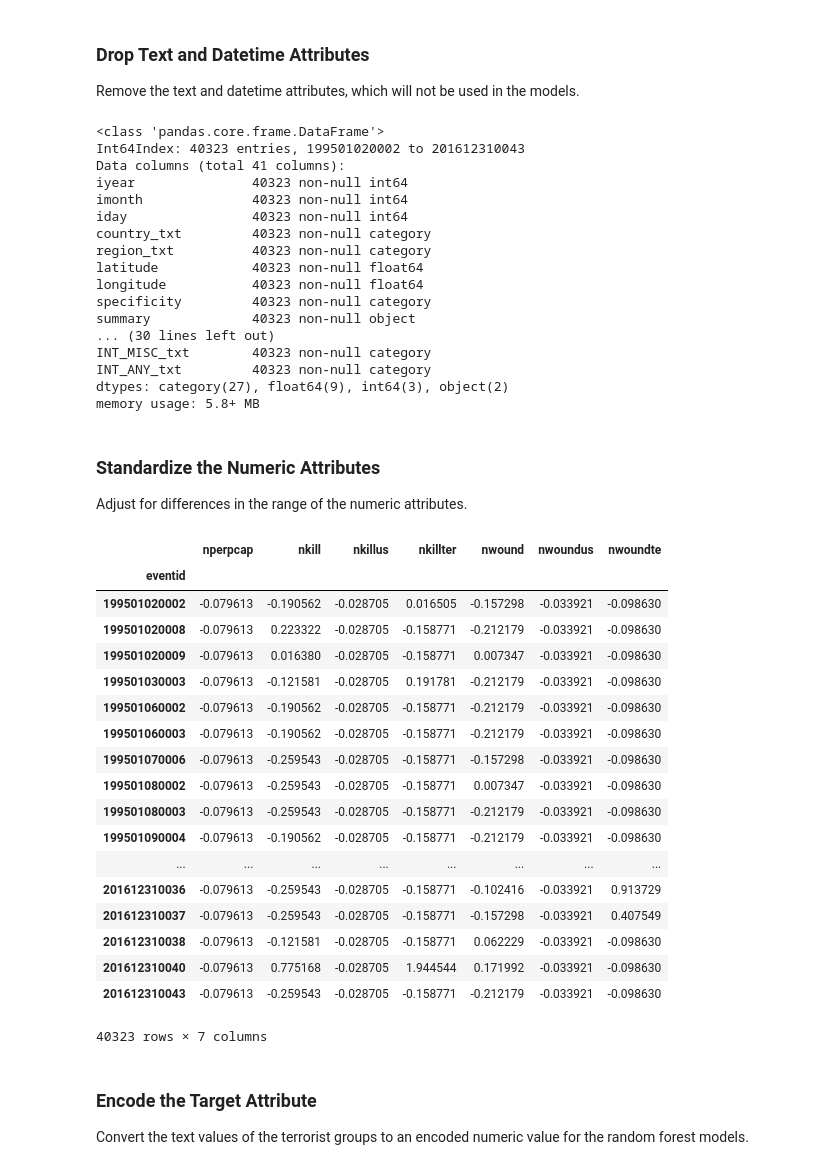
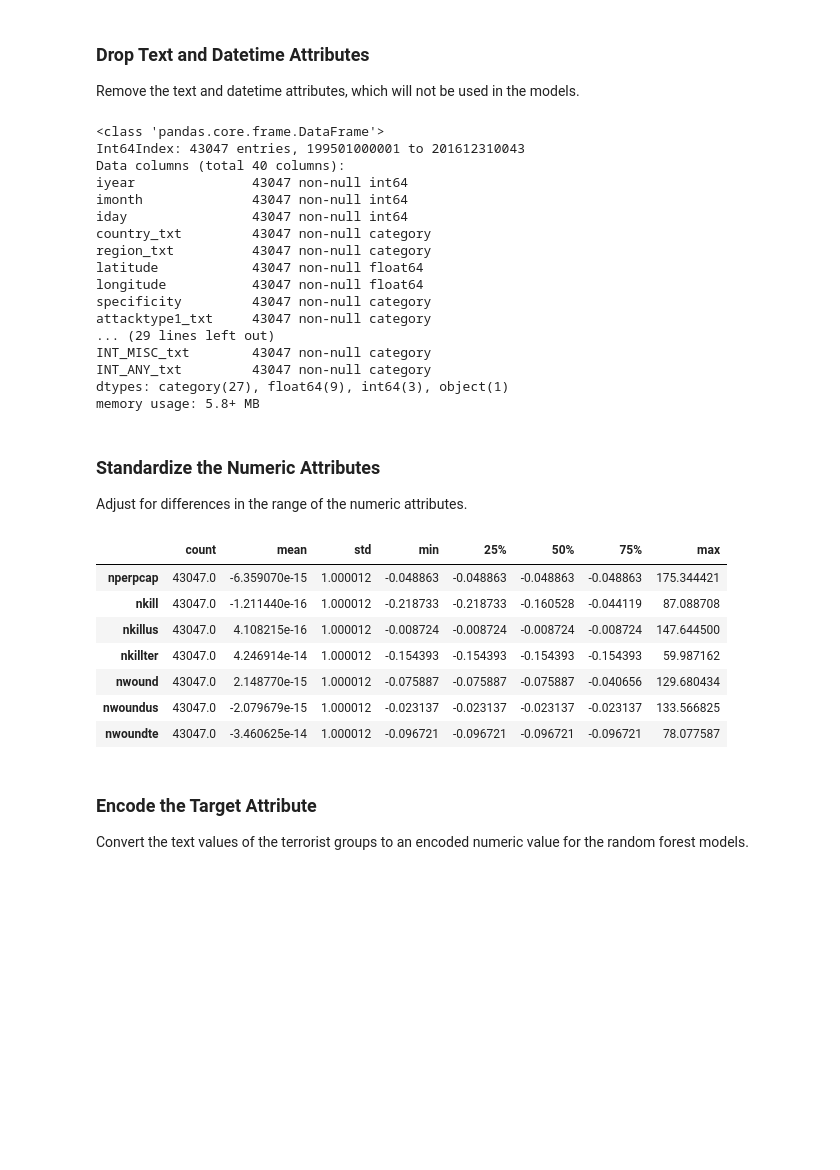
Before and after one commit to tcskowronek/predicting-terrorist-attacks, a Jupyter notebook: src/04-Perpetrator-Classification.ipynb, the cells around one changed output. Drawn from its saved outputs; the diff is of its cells as text; code cells hidden in the pictures; blank space fills up the shorter version.

```diff
--- a/src/04-Perpetrator-Classification.ipynb
+++ b/src/04-Perpetrator-Classification.ipynb
@@ -111,8 +114,8 @@ Get the list of terrorist groups that have 100 or more attacks.
 # Calculate the number of attacks by group
 groups = gtd_df['gname'].value_counts()
 
-# Include groups with at least 100 attacks
-groups = groups[groups > 99]
+# Include groups with at least 55 attacks
+groups = groups[groups > 54]
 
 # Exclude unknown groups
 group_list = groups.index[groups.index != 'Unknown']
@@ -144,27 +147,27 @@ Name: gname, dtype: int64
 ### Drop Text and Datetime Attributes
 Remove the text and datetime attributes, which will not be used in the models.
 # %%
-major_groups = major_groups.drop(['provstate', 'city', 'corp1', 'target1', 'scite1',
+major_groups = major_groups.drop(['provstate', 'city', 'summary', 'corp1', 'target1',
                                   'scite1', 'dbsource', 'incident_date'], axis=1)
 
 major_groups.info(verbose = True)
 # %% [output]
 <class 'pandas.core.frame.DataFrame'>
-Int64Index: 40323 entries, 199501020002 to 201612310043
-Data columns (total 41 columns):
-iyear               40323 non-null int64
-imonth              40323 non-null int64
-iday                40323 non-null int64
-country_txt         40323 non-null category
-region_txt          40323 non-null category
-latitude            40323 non-null float64
-longitude           40323 non-null float64
-specificity         40323 non-null category
-summary             40323 non-null object
-... (30 lines left out)
-INT_MISC_txt        40323 non-null category
-INT_ANY_txt         40323 non-null category
-dtypes: category(27), float64(9), int64(3), object(2)
+Int64Index: 43047 entries, 199501000001 to 201612310043
+Data columns (total 40 columns):
+iyear               43047 non-null int64
+imonth              43047 non-null int64
+iday                43047 non-null int64
+country_txt         43047 non-null category
+region_txt          43047 non-null category
+latitude            43047 non-null float64
+longitude           43047 non-null float64
+specificity         43047 non-null category
+attacktype1_txt     43047 non-null category
+... (29 lines left out)
+INT_MISC_txt        43047 non-null category
+INT_ANY_txt         43047 non-null category
+dtypes: category(27), float64(9), int64(3), object(1)
 memory usage: 5.8+ MB
 # %% [markdown]
 ### Standardize the Numeric Attributes
@@ -172,34 +175,23 @@ Adjust for differences in the range of the numeric attributes.
 # %%
 scaler = preprocessing.StandardScaler()
 
 # List of numeric attributes
 scale_attrs = ['nperpcap', 'nkill', 'nkillus', 'nkillter', 'nwound', 'nwoundus', 'nwoundte']
 
 # Normalize the attributes in place
 major_groups[scale_attrs] = scaler.fit_transform(major_groups[scale_attrs])
 
 # View the transformation
-major_groups[scale_attrs]
+major_groups[scale_attrs].describe().transpose()
 # %% [output]
-|  | nperpcap | nkill | nkillus | nkillter | nwound | nwoundus | nwoundte |
-| eventid |  |  |  |  |  |  |  |
-| 199501020002 | -0.079613 | -0.190562 | -0.028705 | 0.016505 | -0.157298 | -0.033921 | -0.098630 |
-| 199501020008 | -0.079613 | 0.223322 | -0.028705 | -0.158771 | -0.212179 | -0.033921 | -0.098630 |
-| 199501020009 | -0.079613 | 0.016380 | -0.028705 | -0.158771 | 0.007347 | -0.033921 | -0.098630 |
-| 199501030003 | -0.079613 | -0.121581 | -0.028705 | 0.191781 | -0.212179 | -0.033921 | -0.098630 |
-| 199501060002 | -0.079613 | -0.190562 | -0.028705 | -0.158771 | -0.212179 | -0.033921 | -0.098630 |
-| 199501060003 | -0.079613 | -0.190562 | -0.028705 | -0.158771 | -0.212179 | -0.033921 | -0.098630 |
-| 199501070006 | -0.079613 | -0.259543 | -0.028705 | -0.158771 | -0.157298 | -0.033921 | -0.098630 |
-| 199501080002 | -0.079613 | -0.259543 | -0.028705 | -0.158771 | 0.007347 | -0.033921 | -0.098630 |
-| 199501080003 | -0.079613 | -0.259543 | -0.028705 | -0.158771 | -0.212179 | -0.033921 | -0.098630 |
-| 199501090004 | -0.079613 | -0.190562 | -0.028705 | -0.158771 | -0.212179 | -0.033921 | -0.098630 |
-| ... | ... | ... | ... | ... | ... | ... | ... |
-| 201612310036 | -0.079613 | -0.259543 | -0.028705 | -0.158771 | -0.102416 | -0.033921 | 0.913729 |
-| 201612310037 | -0.079613 | -0.259543 | -0.028705 | -0.158771 | -0.157298 | -0.033921 | 0.407549 |
-| 201612310038 | -0.079613 | -0.121581 | -0.028705 | -0.158771 | 0.062229 | -0.033921 | -0.098630 |
-| 201612310040 | -0.079613 | 0.775168 | -0.028705 | 1.944544 | 0.171992 | -0.033921 | -0.098630 |
-| 201612310043 | -0.079613 | -0.259543 | -0.028705 | -0.158771 | -0.212179 | -0.033921 | -0.098630 |
+|  | count | mean | std | min | 25% | 50% | 75% | max |
+| nperpcap | 43047.0 | -6.359070e-15 | 1.000012 | -0.048863 | -0.048863 | -0.048863 | -0.048863 | 175.344421 |
+| nkill | 43047.0 | -1.211440e-16 | 1.000012 | -0.218733 | -0.218733 | -0.160528 | -0.044119 | 87.088708 |
+| nkillus | 43047.0 | 4.108215e-16 | 1.000012 | -0.008724 | -0.008724 | -0.008724 | -0.008724 | 147.644500 |
+| nkillter | 43047.0 | 4.246914e-14 | 1.000012 | -0.154393 | -0.154393 | -0.154393 | -0.154393 | 59.987162 |
+| nwound | 43047.0 | 2.148770e-15 | 1.000012 | -0.075887 | -0.075887 | -0.075887 | -0.040656 | 129.680434 |
+| nwoundus | 43047.0 | -2.079679e-15 | 1.000012 | -0.023137 | -0.023137 | -0.023137 | -0.023137 | 133.566825 |
+| nwoundte | 43047.0 | -3.460625e-14 | 1.000012 | -0.096721 | -0.096721 | -0.096721 | -0.096721 | 78.077587 |
-40323 rows × 7 columns
 # %% [markdown]
 ### Encode the Target Attribute
 Convert the text values of the terrorist groups to an encoded numeric value for the random forest models.
```
Also changed, not shown: parts of 13 cells of this notebook.
